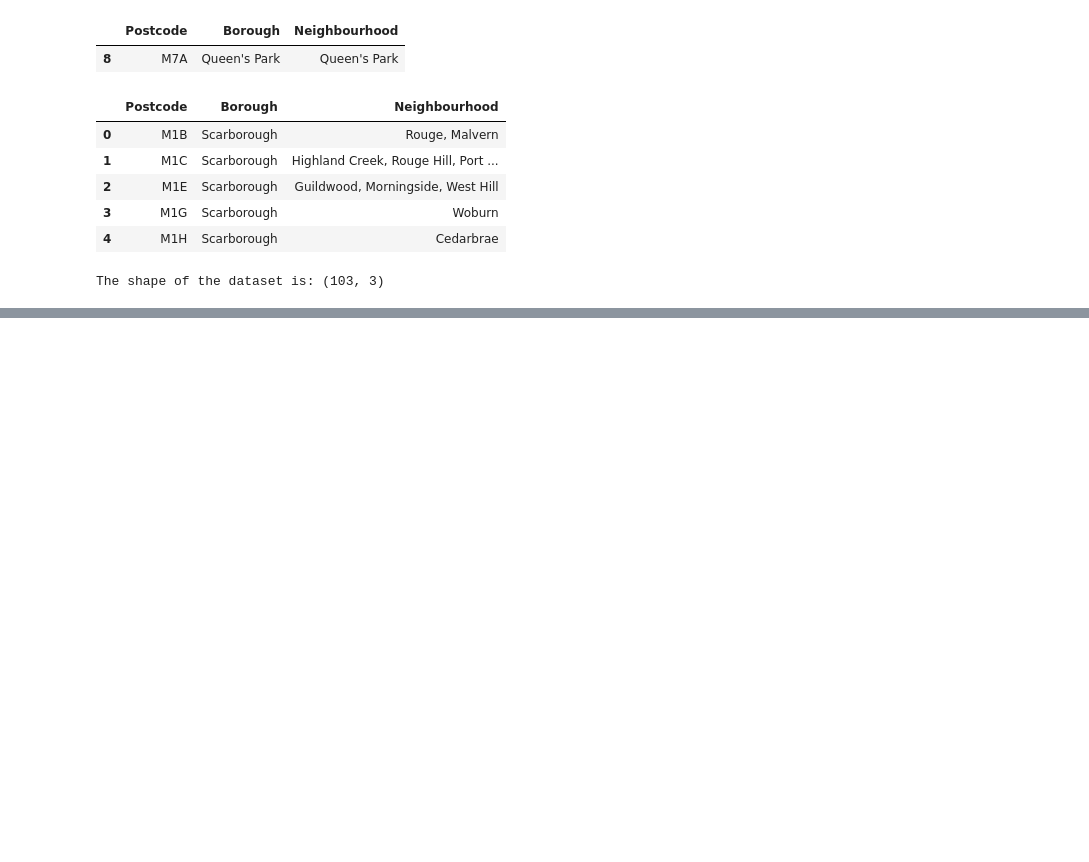
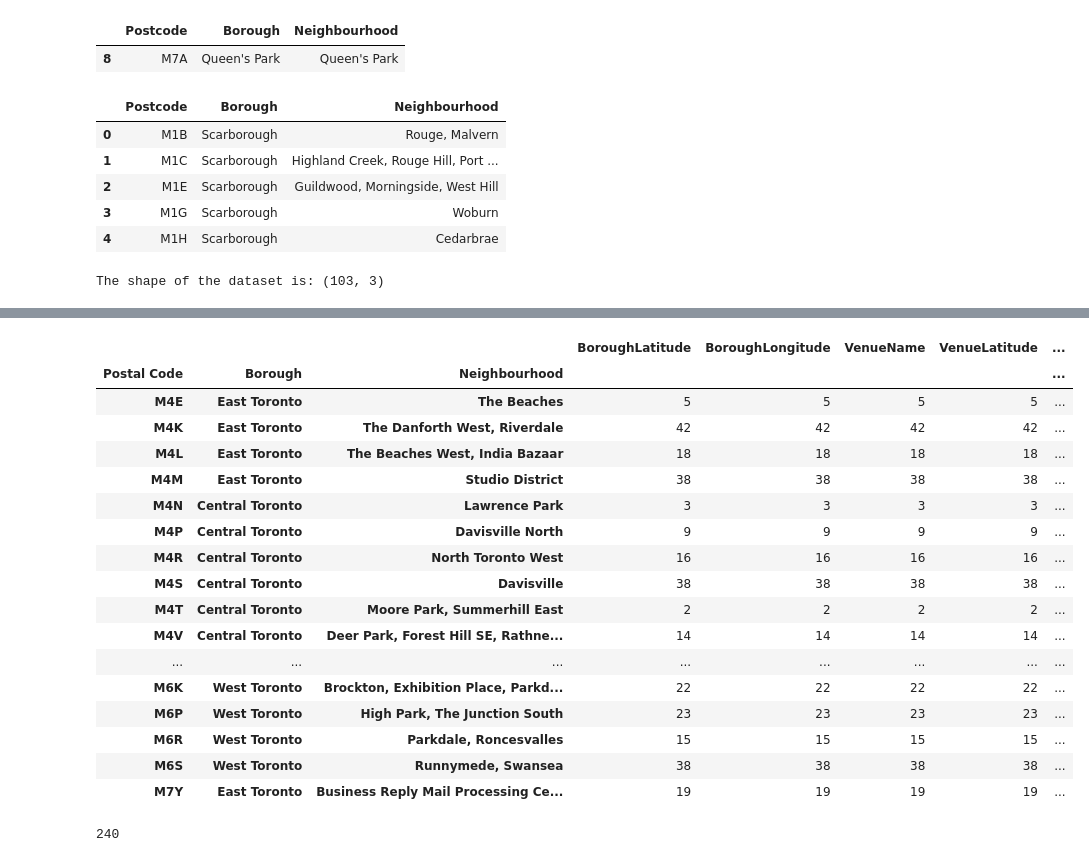
Before and after one commit to Rishika-21/Coursera_Capstone, a Jupyter notebook: Week 3 Assign.ipynb, the cells around one changed output, grey strips where cells are left out. Saved outputs shown, nothing was run; the diff lists cells and outputs as text; code cells hidden in the pictures; blank space fills up the shorter version.

```diff
--- a/Week 3 Assign.ipynb
+++ b/Week 3 Assign.ipynb
@@ -104,0 +236,26 @@ The shape of the dataset is: (103, 3)
+# %%
+venues = []
+
+for lat, long, post, borough, neighborhood in zip(toronto_df_new['Latitude'], toronto_df_new['Longitude'], toronto_df_new['Postal Code'], toronto_df_new['Borough'], toronto_df_new['Neighbourhood']):
+    url = "https://api.foursquare.com/v2/venues/explore?client_id={}&client_secret={}&v={}&ll={},{}&radius={}&limit={}".format(
+        CLIENT_ID,
+        CLIENT_SECRET,
+        VERSION,
+        lat,
+        long,
+        RADIUS,
+        LIMIT)
+
+    results = requests.get(url).json()["response"]['groups'][0]['items']
+
+    for venue in results:
+        venues.append((
+            post,
+            borough,
+            neighborhood,
+            lat,
+            long,
+            venue['venue']['name'],
+            venue['venue']['location']['lat'],
+            venue['venue']['location']['lng'],
+            venue['venue']['categories'][0]['name']))
@@ -104,0 +277,25 @@ The shape of the dataset is: (103, 3)
+# %%
+df_venues.groupby(["Postal Code", "Borough", "Neighbourhood"]).count()
+# %% [output]
+|  |  |  | BoroughLatitude | BoroughLongitude | VenueName | VenueLatitude | ... |
+| Postal Code | Borough | Neighbourhood |  |  |  |  | ... |
+| M4E | East Toronto | The Beaches | 5 | 5 | 5 | 5 | ... |
+| M4K | East Toronto | The Danforth West, Riverdale | 42 | 42 | 42 | 42 | ... |
+| M4L | East Toronto | The Beaches West, India Bazaar | 18 | 18 | 18 | 18 | ... |
+| M4M | East Toronto | Studio District | 38 | 38 | 38 | 38 | ... |
+| M4N | Central Toronto | Lawrence Park | 3 | 3 | 3 | 3 | ... |
+| M4P | Central Toronto | Davisville North | 9 | 9 | 9 | 9 | ... |
+| M4R | Central Toronto | North Toronto West | 16 | 16 | 16 | 16 | ... |
+| M4S | Central Toronto | Davisville | 38 | 38 | 38 | 38 | ... |
+| M4T | Central Toronto | Moore Park, Summerhill East | 2 | 2 | 2 | 2 | ... |
+| M4V | Central Toronto | Deer Park, Forest Hill SE, Rathne... | 14 | 14 | 14 | 14 | ... |
+| ... | ... | ... | ... | ... | ... | ... | ... |
+| M6K | West Toronto | Brockton, Exhibition Place, Parkd... | 22 | 22 | 22 | 22 | ... |
+| M6P | West Toronto | High Park, The Junction South | 23 | 23 | 23 | 23 | ... |
+| M6R | West Toronto | Parkdale, Roncesvalles | 15 | 15 | 15 | 15 | ... |
+| M6S | West Toronto | Runnymede, Swansea | 38 | 38 | 38 | 38 | ... |
+| M7Y | East Toronto | Business Reply Mail Processing Ce... | 19 | 19 | 19 | 19 | ... |
+# %%
+len(df_venues['VenueCategory'].unique())
+# %% [output]
+240
```
Also changed, not shown: parts of 18 cells of this notebook.
